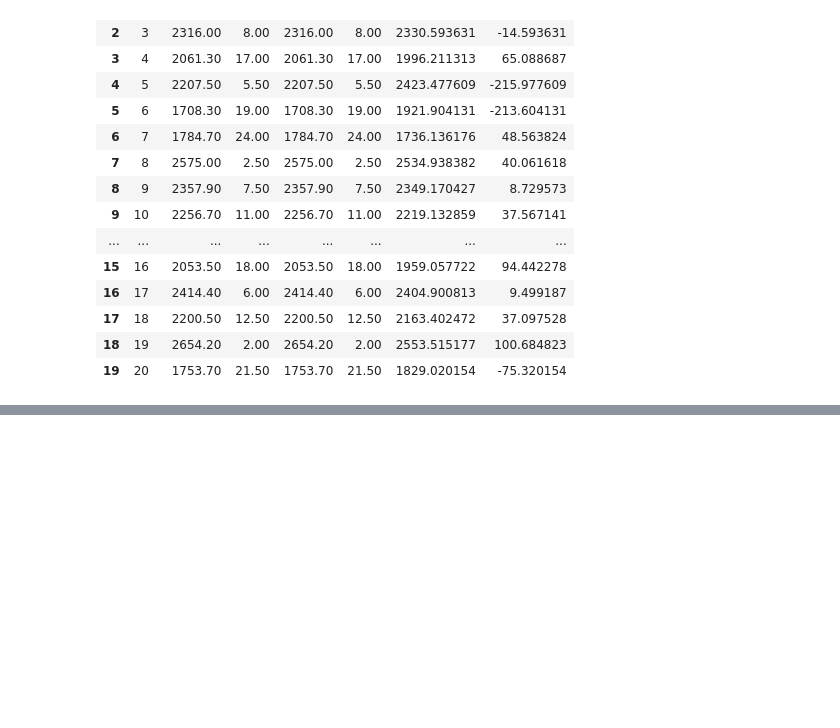
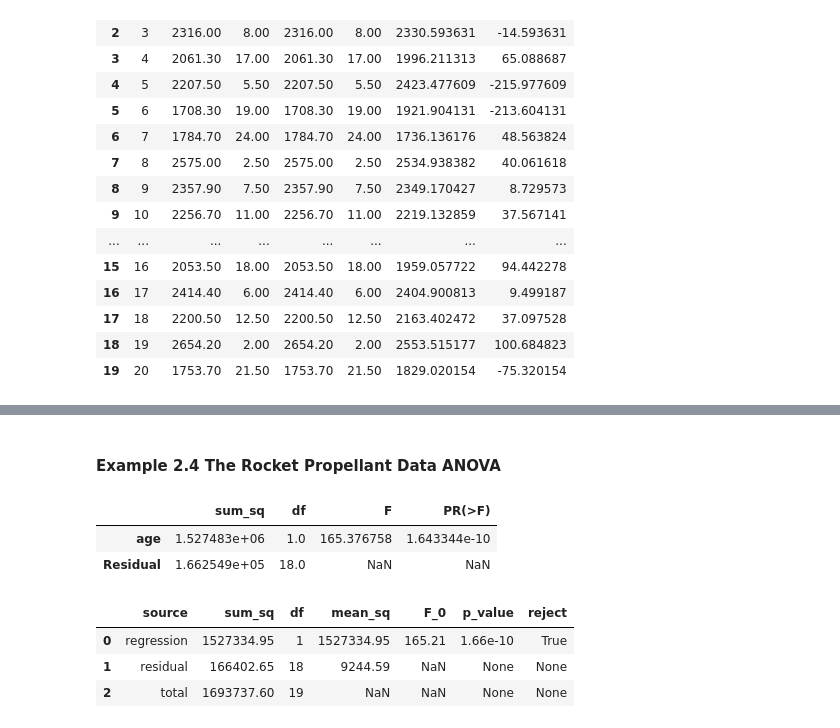
Before and after one commit to kelleyrw/intro_linear_regression_analysis, a Jupyter notebook: notebooks/ch2.ipynb, the cells around one changed output, grey strips where cells are left out. Saved outputs shown, nothing was run; the diff lists cells and outputs as text; code cells hidden in the pictures; blank space fills up the shorter version.

```diff
--- a/notebooks/ch2.ipynb
+++ b/notebooks/ch2.ipynb
@@ -160,0 +456,15 @@ Notes:
+# %% [markdown]
+#### Example 2.4 The Rocket Propellant Data ANOVA
+# %%
+sm.stats.anova_lm(model, typ=2)
+# %% [output]
+|  | sum_sq | df | F | PR(>F) |
+| age | 1.527483e+06 | 1.0 | 165.376758 | 1.643344e-10 |
+| Residual | 1.662549e+05 | 18.0 | NaN | NaN |
+# %%
+ANOVA(x, y, 0.05, 2)
+# %% [output]
+|  | source | sum_sq | df | mean_sq | F_0 | p_value | reject |
+| 0 | regression | 1527334.95 | 1 | 1527334.95 | 165.21 | 1.66e-10 | True |
+| 1 | residual | 166402.65 | 18 | 9244.59 | NaN | None | None |
+| 2 | total | 1693737.60 | 19 | NaN | NaN | None | None |
```
Also changed, not shown: parts of 32 cells of this notebook, 8 other files.
